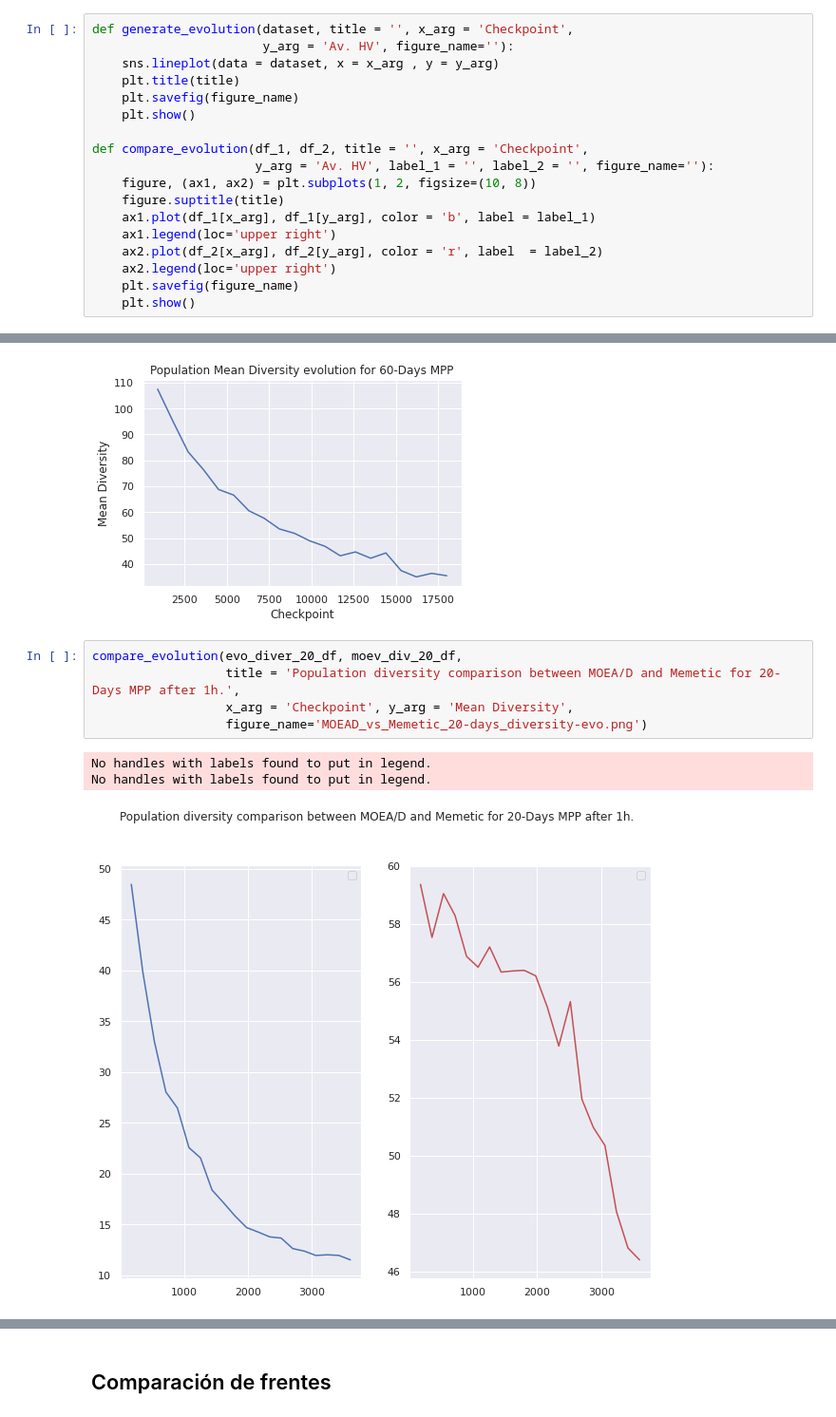
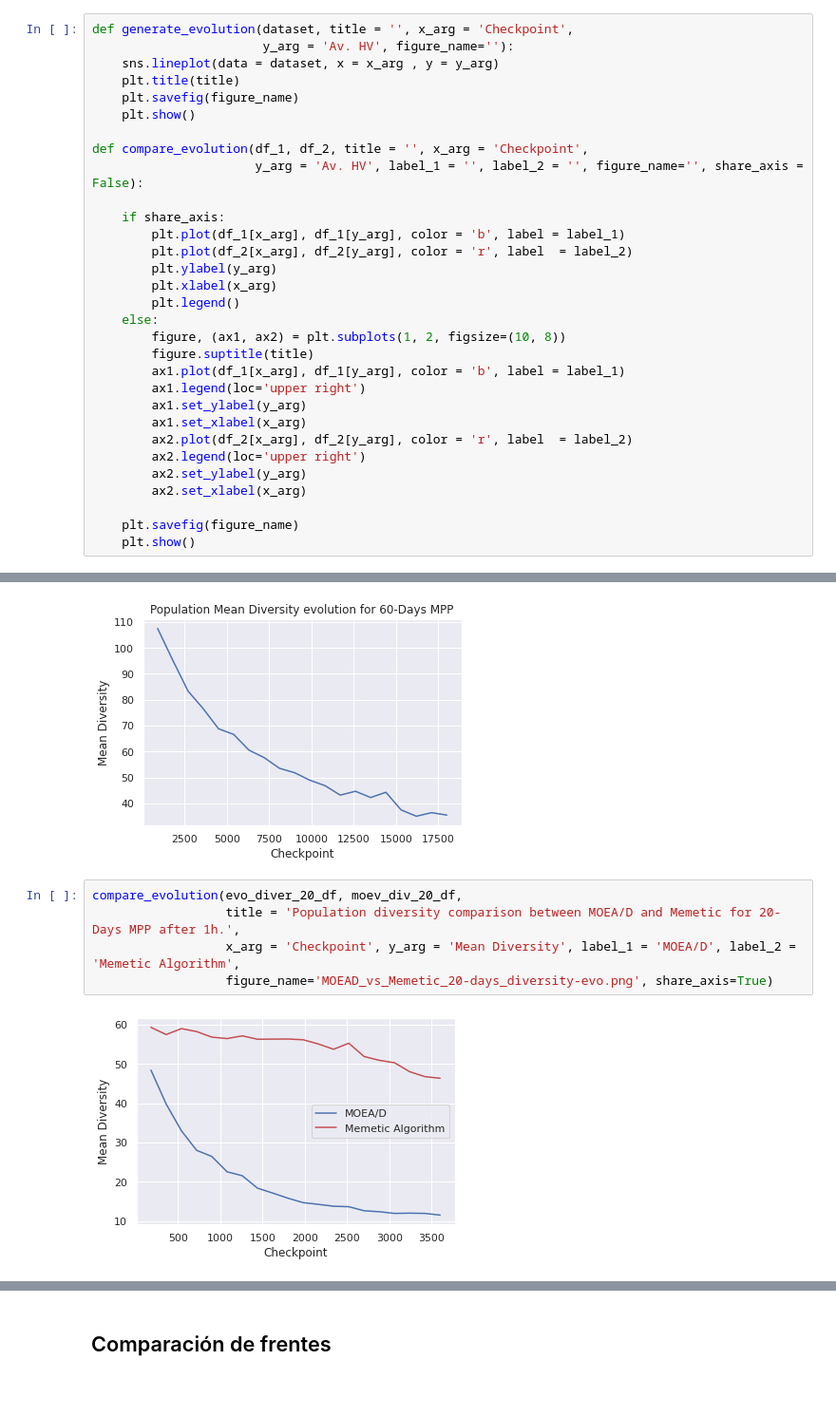
Before and after one commit to Tomas-Morph/MenuPlanning_MOEAD_Mathematics, a Jupyter notebook: notebooks/analyze_experiments_and_plots_insurgente.ipynb, the cells around one changed output, grey strips where cells are left out. Shown at 95% size. Drawn from its saved outputs; the diff is of its cells as text; blank space fills up the shorter version.

Commit message:
fix: Add plots sharing axis

```diff
--- a/notebooks/analyze_experiments_and_plots_insurgente.ipynb
+++ b/notebooks/analyze_experiments_and_plots_insurgente.ipynb
@@ -152,13 +152,26 @@ def generate_evolution(dataset, title = '', x_arg = 'Checkpoint',
     plt.show()
 
 def compare_evolution(df_1, df_2, title = '', x_arg = 'Checkpoint',
-                      y_arg = 'Av. HV', label_1 = '', label_2 = '', figure_name=''):
-    figure, (ax1, ax2) = plt.subplots(1, 2, figsize=(10, 8))
-    figure.suptitle(title)
-    ax1.plot(df_1[x_arg], df_1[y_arg], color = 'b', label = label_1)
-    ax1.legend(loc='upper right')
-    ax2.plot(df_2[x_arg], df_2[y_arg], color = 'r', label  = label_2)
-    ax2.legend(loc='upper right')
+                      y_arg = 'Av. HV', label_1 = '', label_2 = '', figure_name='', share_axis = False):
+
+    if share_axis:
+        plt.plot(df_1[x_arg], df_1[y_arg], color = 'b', label = label_1)
+        plt.plot(df_2[x_arg], df_2[y_arg], color = 'r', label  = label_2)
+        plt.ylabel(y_arg)
+        plt.xlabel(x_arg)
+        plt.legend()
+    else:
+        figure, (ax1, ax2) = plt.subplots(1, 2, figsize=(10, 8))
+        figure.suptitle(title)
+        ax1.plot(df_1[x_arg], df_1[y_arg], color = 'b', label = label_1)
+        ax1.legend(loc='upper right')
+        ax1.set_ylabel(y_arg)
+        ax1.set_xlabel(x_arg)
+        ax2.plot(df_2[x_arg], df_2[y_arg], color = 'r', label  = label_2)
+        ax2.legend(loc='upper right')
+        ax2.set_ylabel(y_arg)
+        ax2.set_xlabel(x_arg)
+
     plt.savefig(figure_name)
     plt.show()
 # %%
@@ -255,12 +268,10 @@ generate_evolution(evo_diver_60_df, y_arg = 'Mean Diversity',
 # %%
 compare_evolution(evo_diver_20_df, moev_div_20_df,
                   title = 'Population diversity comparison between MOEA/D and Memetic for 20-Days MPP after 1h.',
-                  x_arg = 'Checkpoint', y_arg = 'Mean Diversity',
-                  figure_name='MOEAD_vs_Memetic_20-days_diversity-evo.png')
+                  x_arg = 'Checkpoint', y_arg = 'Mean Diversity', label_1 = 'MOEA/D', label_2 = 'Memetic Algorithm',
+                  figure_name='MOEAD_vs_Memetic_20-days_diversity-evo.png', share_axis=True)
 # %% [output]
-No handles with labels found to put in legend.
-No handles with labels found to put in legend.
-[figure, old version]
+[figure, new version]
 # %%
 compare_evolution(evo_diver_40_df, moev_div_40_df,
                   title = 'Population diversity comparison between MOEA/D and Memetic for 40-Days MPP after 2.5h.',
```
Also changed, not shown: parts of 15 cells of this notebook, 9 other files.
